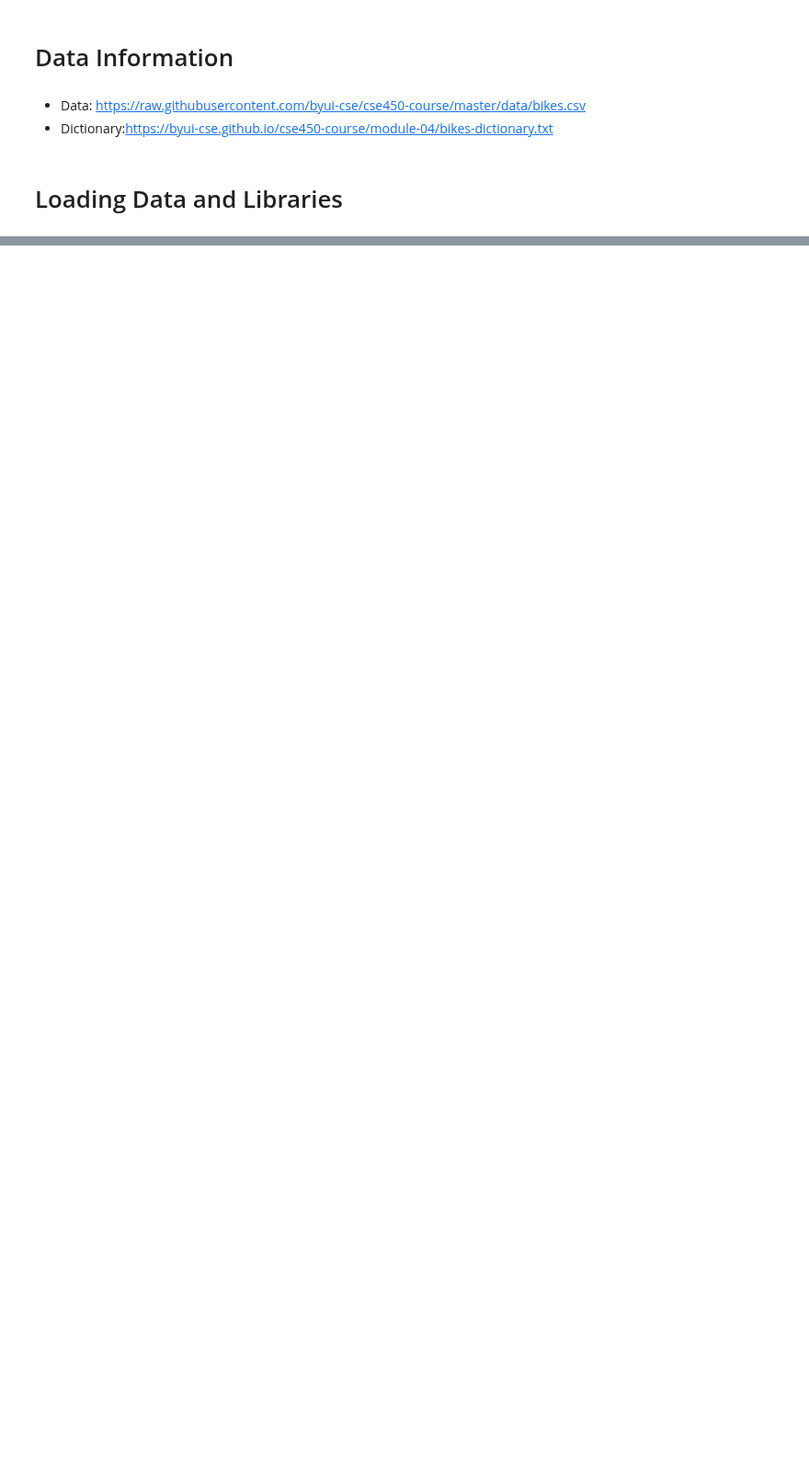
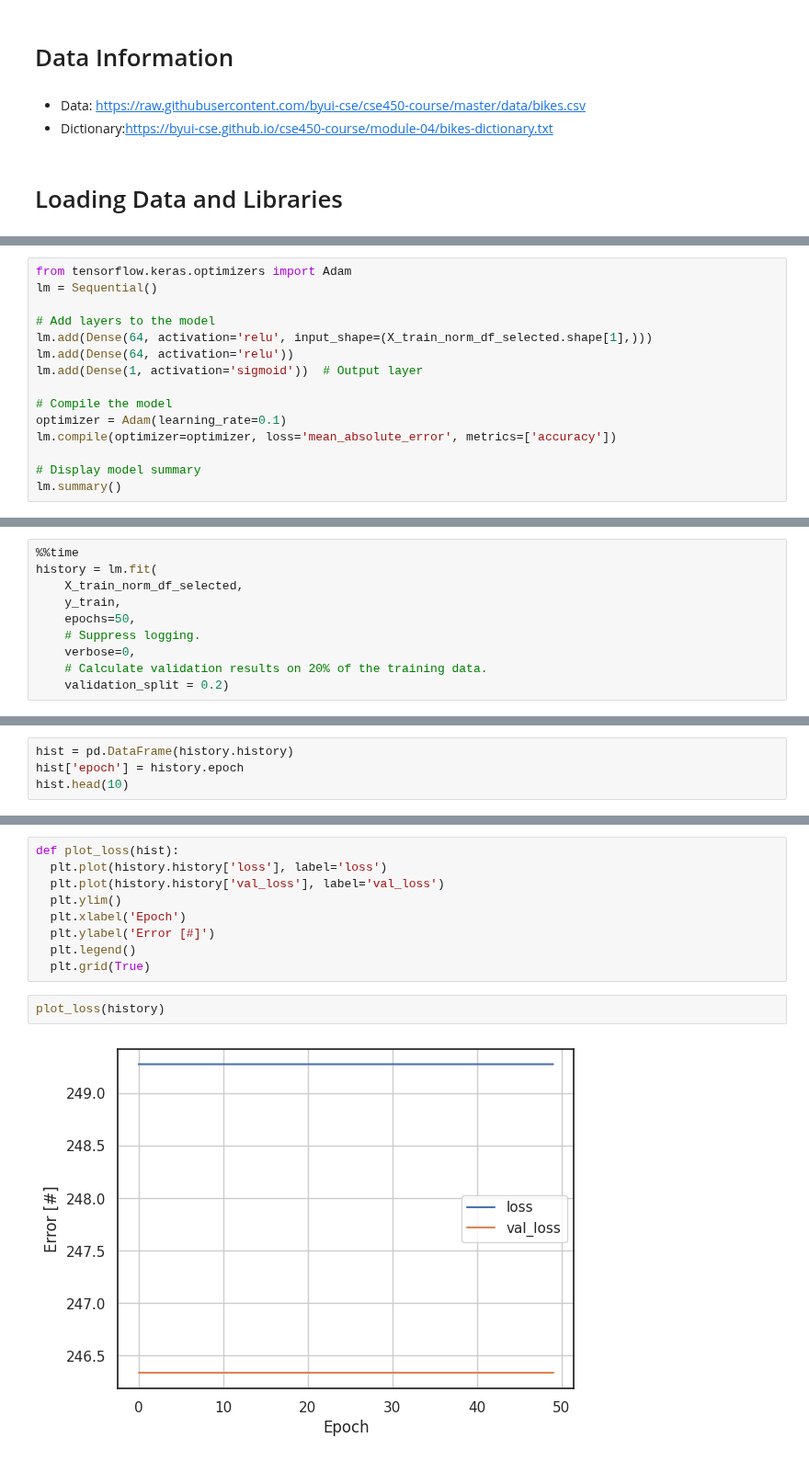
Before and after one commit to josegabrielguerrero26/CSE450-machinelearning, a Jupyter notebook: project3/starter_bikesV1NN.ipynb, the cells around one changed output, grey strips where cells are left out. Shown at 92% size. Cells and saved outputs as stored; diff of their text form; blank space fills up the shorter version.

```diff
--- a/project3/starter_bikesV1NN.ipynb
+++ b/project3/starter_bikesV1NN.ipynb
@@ -151,0 +351,15 @@ bikes.head(5)
+# %%
+from tensorflow.keras.optimizers import Adam
+lm = Sequential()
+
+# Add layers to the model
+lm.add(Dense(64, activation='relu', input_shape=(X_train_norm_df_selected.shape[1],)))
+lm.add(Dense(64, activation='relu'))
+lm.add(Dense(1, activation='sigmoid'))  # Output layer
+
+# Compile the model
+optimizer = Adam(learning_rate=0.1)
+lm.compile(optimizer=optimizer, loss='mean_absolute_error', metrics=['accuracy'])
+
+# Display model summary
+lm.summary()
@@ -151,0 +382,10 @@ bikes.head(5)
+# %%
+%%time
+history = lm.fit(
+    X_train_norm_df_selected,
+    y_train,
+    epochs=50,
+    # Suppress logging.
+    verbose=0,
+    # Calculate validation results on 20% of the training data.
+    validation_split = 0.2)
@@ -151,0 +395,4 @@ bikes.head(5)
+# %%
+hist = pd.DataFrame(history.history)
+hist['epoch'] = history.epoch
+hist.head(10)
@@ -151,0 +411,13 @@ bikes.head(5)
+# %%
+def plot_loss(hist):
+  plt.plot(history.history['loss'], label='loss')
+  plt.plot(history.history['val_loss'], label='val_loss')
+  plt.ylim()
+  plt.xlabel('Epoch')
+  plt.ylabel('Error [#]')
+  plt.legend()
+  plt.grid(True)
+# %%
+plot_loss(history)
+# %% [output]
+[figure, added]
```
Also changed, not shown: parts of 38 cells of this notebook.
